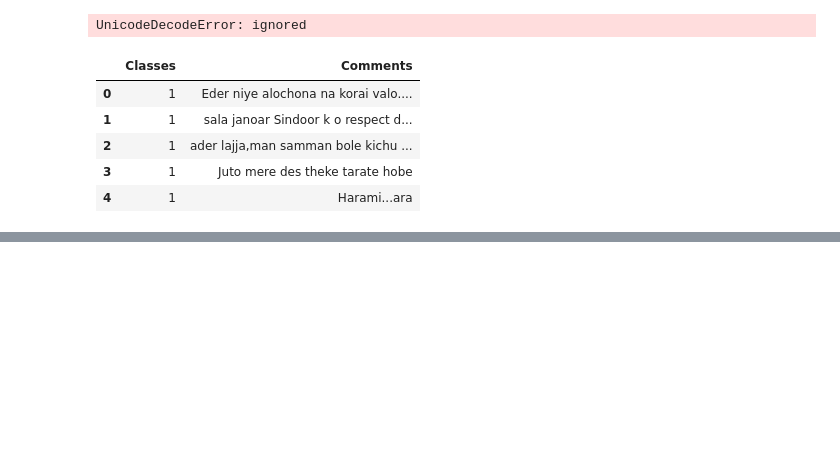
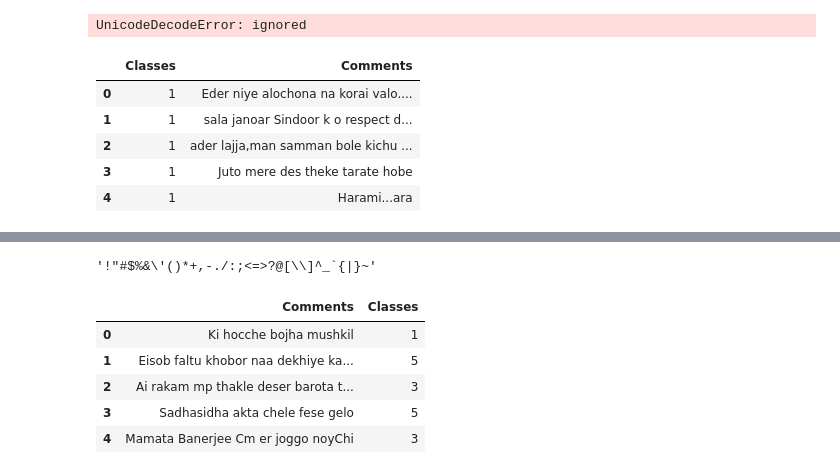
Before and after one commit to SSupriya2501/SSupriya2501, a Jupyter notebook: Final_project_test1.ipynb, the cells around one changed output, grey strips where cells are left out. Saved outputs shown, nothing was run; the diff lists cells and outputs as text; code cells hidden in the pictures; blank space fills up the shorter version.

```diff
--- a/Final_project_test1.ipynb
+++ b/Final_project_test1.ipynb
@@ -115,0 +249,31 @@ df.head()
+# %%
+#removing punctuations
+#library that contains punctuation
+import string
+string.punctuation
+# %% [output]
+'!"#$%&\'()*+,-./:;<=>?@[\\]^_`{|}~'
+# %%
+#defining the function to remove punctuation
+def remove_punctuation(text):
+  if(type(text)==float):
+    return text
+  ans=""
+  for i in text:
+    if i not in string.punctuation:
+      ans+=i
+  return ans
+
+#storing the puntuation free text in a new column called clean_msg
+df_train['Comments']= df_train['Comments'].apply(lambda x:remove_punctuation(x))
+df_test['Comments']= df_test['Comments'].apply(lambda x:remove_punctuation(x))
+# %%
+df_train.head()
+#punctuations are removed from news column in train dataset
+# %% [output]
+|  | Comments | Classes |
+| 0 | Ki hocche bojha mushkil | 1 |
+| 1 | Eisob faltu khobor naa dekhiye ka... | 5 |
+| 2 | Ai rakam mp thakle deser barota t... | 3 |
+| 3 | Sadhasidha akta chele fese gelo | 5 |
+| 4 | Mamata Banerjee Cm er joggo noyChi | 3 |
```
Also changed, not shown: parts of 16 cells of this notebook.
